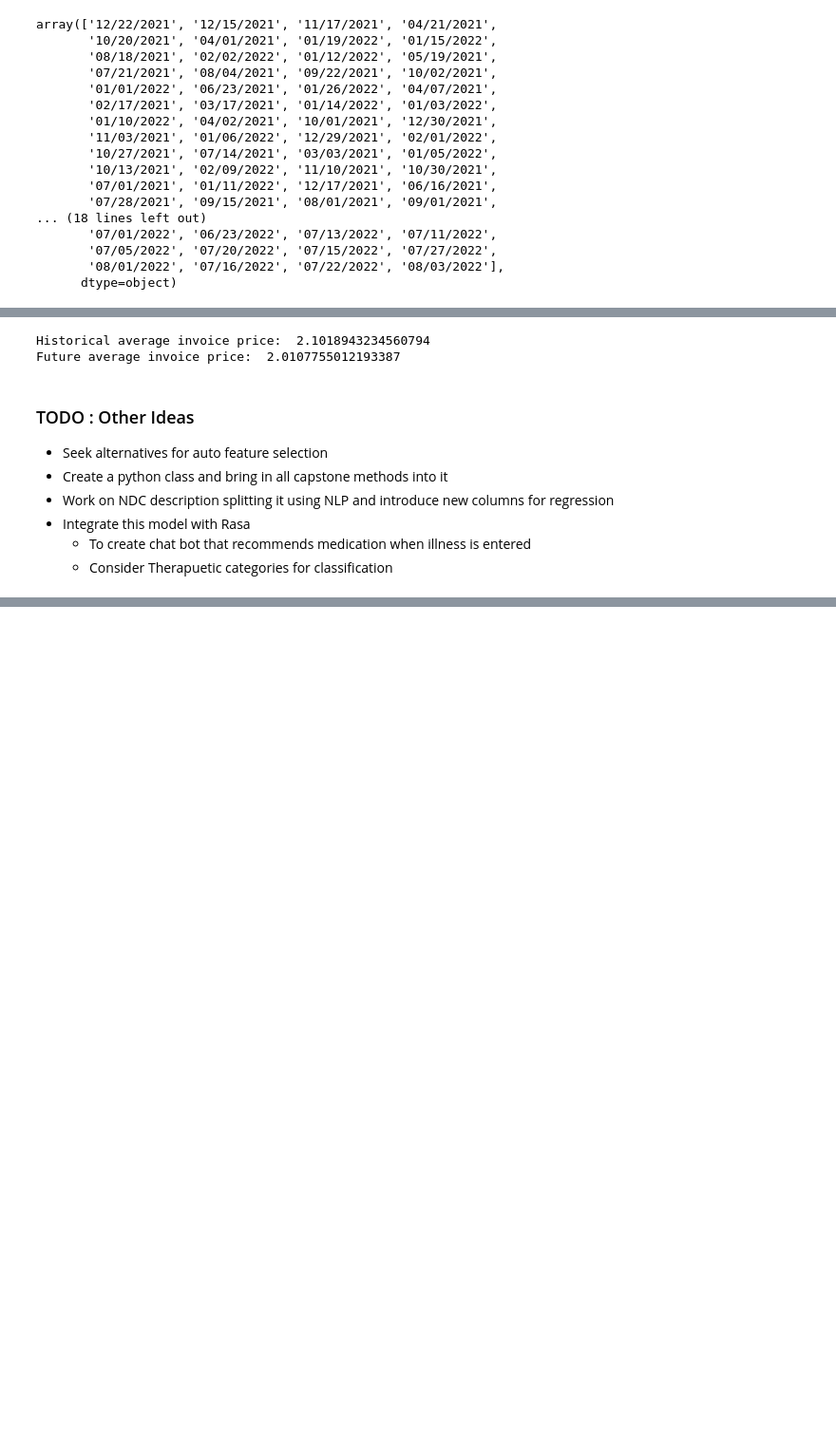
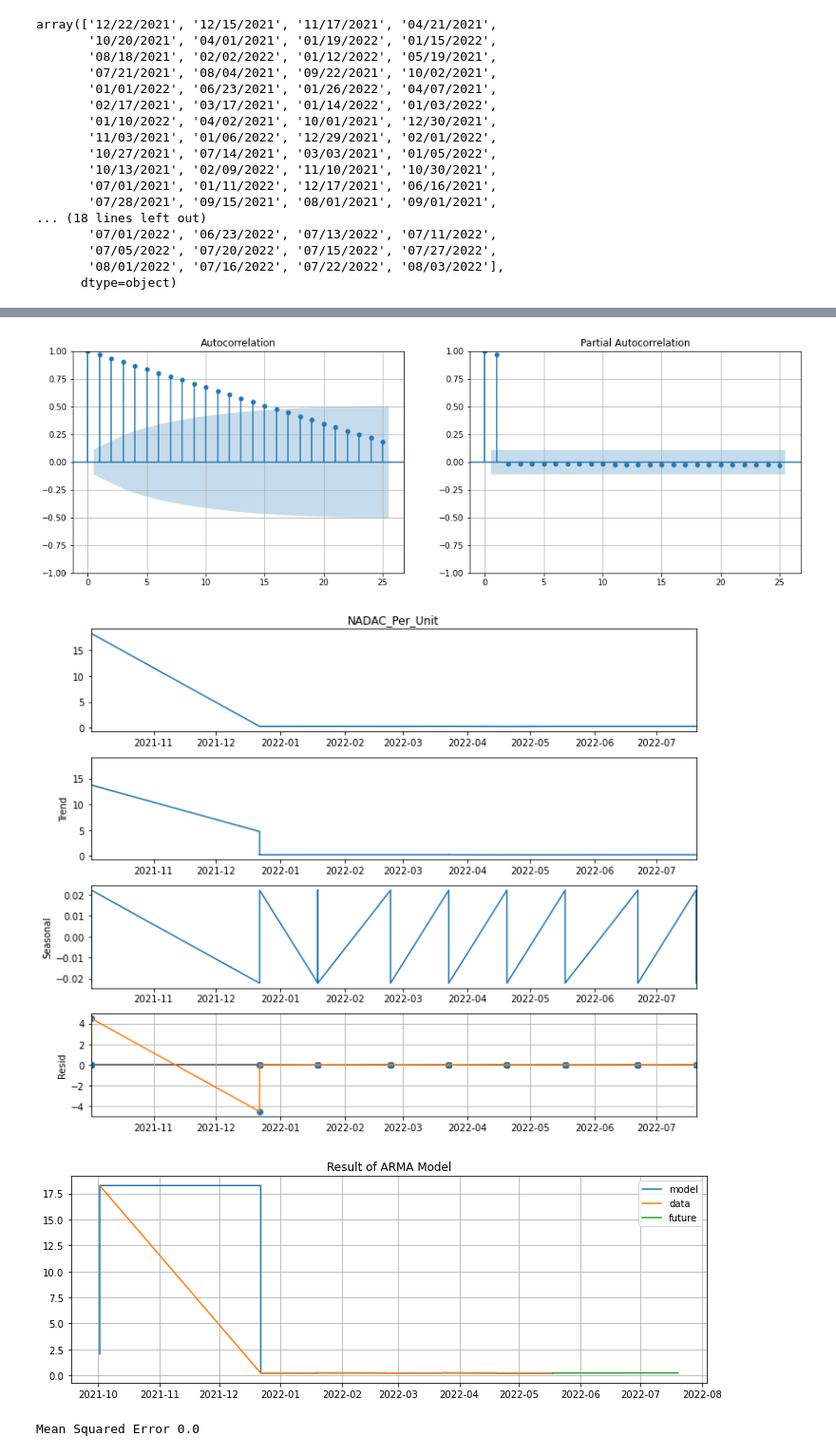
Before and after one commit to rajsandilya/Capstone, a Jupyter notebook: Capstone.ipynb, the cells around one changed output, grey strips where cells are left out. Shown at 95% size. Saved outputs shown, nothing was run; the diff lists cells and outputs as text; code cells hidden in the pictures; blank space fills up the shorter version.

Commit message:
Capstone Commits : changes to notebook

```diff
--- a/Capstone.ipynb
+++ b/Capstone.ipynb
@@ -742,15 +674,0 @@ plt.title('Result of ARMA Model');
-# %%
-future_preds = arma.forecast(steps = len(y_future))
-print('Historical average invoice price: ', np.mean(hist_preds))
-print('Future average invoice price: ', np.mean(future_preds))
-# %% [output]
-Historical average invoice price:  2.1018943234560794
-Future average invoice price:  2.0107755012193387
-# %% [markdown]
-### TODO : Other Ideas
-- Seek alternatives for auto feature selection
-- Create a python class and bring in all capstone methods into it
-- Work on NDC description splitting it using NLP and introduce new columns for regression
-- Integrate this model with Rasa
-    - To create chat bot that recommends medication when illness is entered
-    - Consider Therapuetic categories for classification
@@ -756,0 +702,41 @@ Future average invoice price:  2.0107755012193387
+# %%
+def plot_seasonal_decomposition(timeseries_df):
+    #   Plot Seasonal Decomposition
+    decomposed = seasonal_decompose(timeseries_df['NADAC_Per_Unit'],period = 2)
+    plt.rcParams['figure.figsize'] = (10, 8)
+    x = decomposed.plot()
+    plt.plot(decomposed.resid)
+    plt.grid();
+# %%
+def model_forecast_timeseries(timeseries_df):
+
+    if(adfuller(timeseries_df['NADAC_Per_Unit'])[1] <= 0.5):
+        y_hist, y_future = train_test_split(timeseries_df, shuffle=False)
+        arma             = ARIMA(y_hist['NADAC_Per_Unit'], order = (1, 0, 16)).fit()
+#         print(arma.summary())
+        hist_preds       = arma.predict()
+        future_preds     = arma.forecast(steps = len(y_future)).set_axis(y_future.index)
+
+        avg_hist_price   = np.mean(hist_preds)
+        avg_future_price = np.mean(future_preds)
+
+        print('Historical average invoice price: ', avg_hist_price,2)
+        print('Future average invoice price: ', avg_future_price)
+        plt.figure(figsize = (12, 4))
+        plt.plot(hist_preds, label = 'model')
+        plt.plot(y_hist, label = 'data')
+        plt.plot(future_preds, label = 'future')
+        plt.legend()
+        plt.grid()
+        plt.title('Result of ARMA Model');
+        plt.show();
+
+
+        mse_test = mean_squared_error(future_preds, y_future)
+        print('Mean Squared Error', round(mse_test,2))
+# %%
+timeseries_df = predict_timeseries_by_group('GPID','49270076100620')
+plot_auto_correlation(timeseries_df)
+plot_seasonal_decomposition(timeseries_df)
+model_forecast_timeseries(timeseries_df)
+# %% [output]
@@ -756,0 +745,4 @@ Future average invoice price:  2.0107755012193387
+[figure, added]
+[figure, added]
+[figure, added]
+Mean Squared Error 0.0
```
Also changed, not shown: parts of 15 cells of this notebook.
